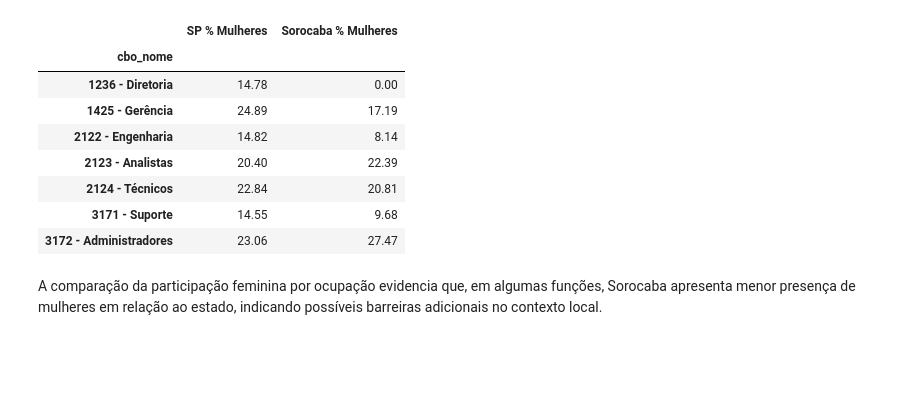
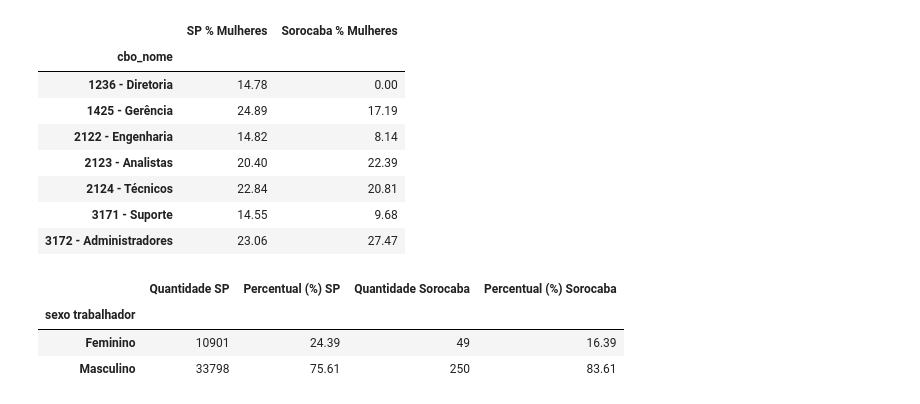
Before and after one commit to ricardo-gmarques/estagio, a Jupyter notebook: analise_rais2023_sorocaba.ipynb, the cells around one changed output. Cells and saved outputs as stored; diff of their text form; code cells hidden in the pictures; blank space fills up the shorter version.

```diff
--- a/analise_rais2023_sorocaba.ipynb
+++ b/analise_rais2023_sorocaba.ipynb
@@ -997,5 +995,42 @@ comparacao_presenca
 | 2124 - Técnicos | 22.84 | 20.81 |
 | 3171 - Suporte | 14.55 | 9.68 |
 | 3172 - Administradores | 23.06 | 27.47 |
-# %% [markdown]
-A comparação da participação feminina por ocupação evidencia que, em algumas funções, Sorocaba apresenta menor presença de mulheres em relação ao estado, indicando possíveis barreiras adicionais no contexto local.
+# %%
+# Participação feminina em cargos de liderança
+
+def lideranca_ti(df_base):
+    df_base = df_base.copy()
+
+    df_base['cbo_familia'] = df_base['cbo ocupação 2002'].astype(str).str[:4]
+
+    lideranca = df_base[df_base['cbo_familia'].isin(['1236', '1425'])]
+
+    tabela = lideranca.groupby('sexo trabalhador').size()
+
+    total = tabela.sum()
+
+    resultado = pd.DataFrame({
+        'Quantidade': tabela,
+        'Percentual (%)': (tabela / total) * 100
+    }).round(2)
+
+    return resultado
+
+
+lideranca_sp = lideranca_ti(df)
+lideranca_sor = lideranca_ti(df_sorocaba)
+
+comparacao_lideranca = pd.concat(
+    [
+        lideranca_sp.add_suffix(' SP'),
+        lideranca_sor.add_suffix(' Sorocaba')
+    ],
+    axis=1
+).fillna('-')
+
+comparacao_lideranca
+# %% [output]
+|  | Quantidade SP | Percentual (%) SP | Quantidade Sorocaba | Percentual (%) Sorocaba |
+| sexo trabalhador |  |  |  |  |
+| Feminino | 10901 | 24.39 | 49 | 16.39 |
+| Masculino | 33798 | 75.61 | 250 | 83.61 |
```
Also changed, not shown: parts of 4 cells of this notebook.
